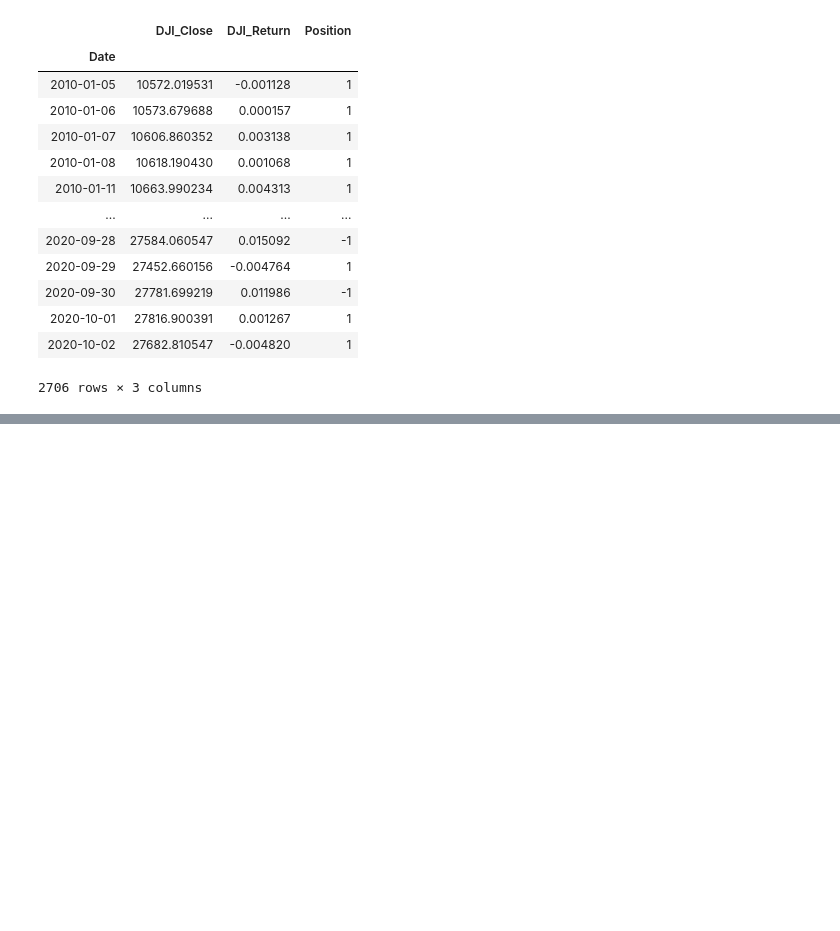
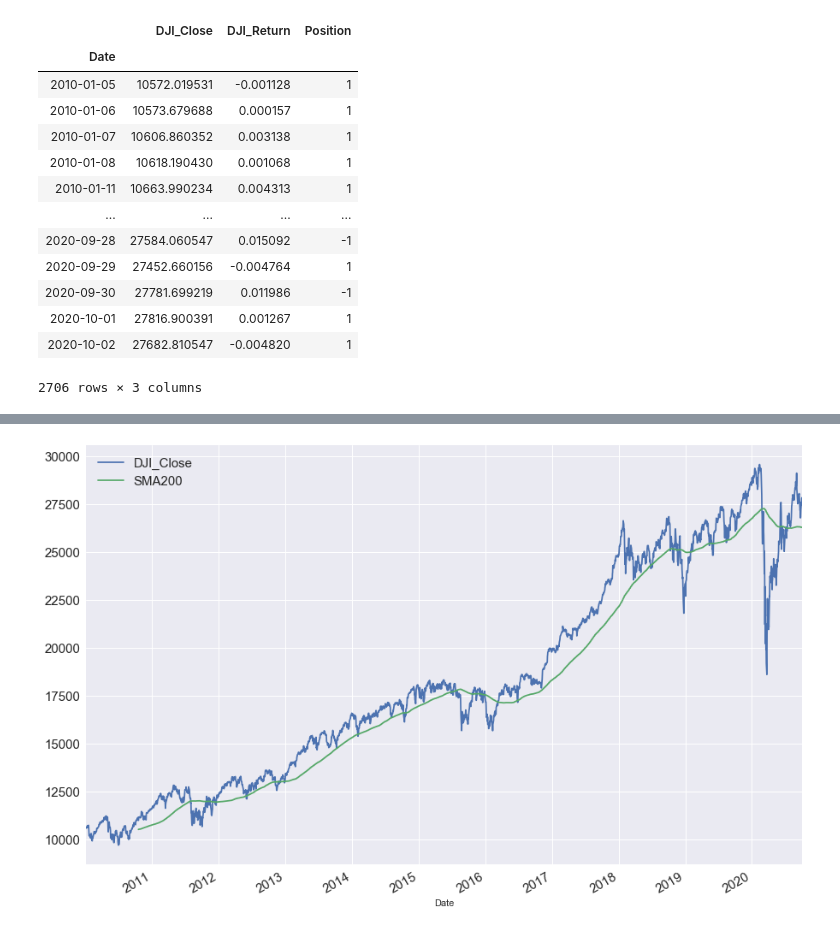
Before and after one commit to Dantarshi/DJI--Trading-Strategies-, a Jupyter notebook: DJI Strategy.ipynb, the cells around one changed output, grey strips where cells are left out. Saved outputs shown, nothing was run; the diff lists cells and outputs as text; code cells hidden in the pictures; blank space fills up the shorter version.

```diff
--- a/DJI Strategy.ipynb
+++ b/DJI Strategy.ipynb
@@ -793,0 +965,10 @@ df_f
+# %%
+# adding the sma200 to our frame
+df_s["SMA200"] = df_s.DJI_Close.rolling(window = 200).mean()
+# %%
+# plotting dji and sma200
+df_s[["DJI_Close", "SMA200"]].plot(figsize = (15,10), fontsize = 15)
+plt.legend(fontsize = 15)
+plt.show()
+# %% [output]
+[figure, added]
```
Also changed, not shown: parts of 18 cells of this notebook.
